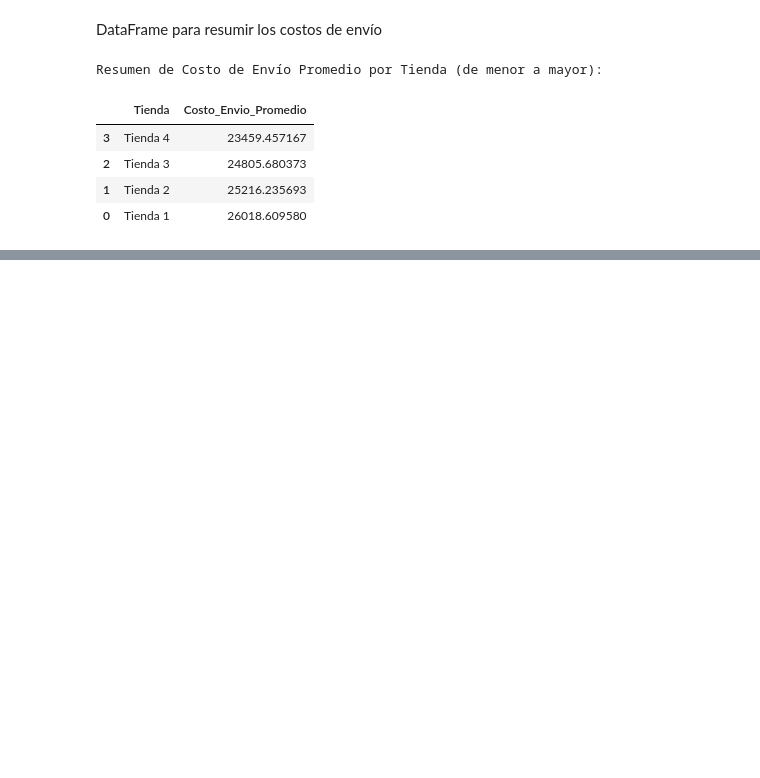
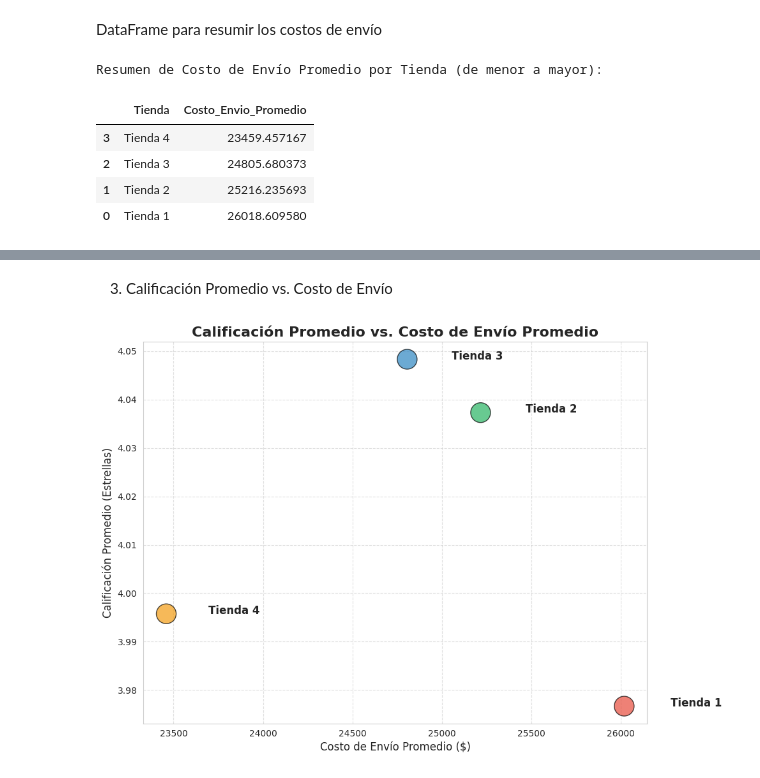
Before and after one commit to LordAguaKate/Store, a Jupyter notebook: AluraStoreLatam.ipynb, the cells around one changed output, grey strips where cells are left out. Cells and saved outputs as stored; diff of their text form; code cells hidden in the pictures; blank space fills up the shorter version.

```diff
--- a/AluraStoreLatam.ipynb
+++ b/AluraStoreLatam.ipynb
@@ -266,0 +334,29 @@ Resumen de Costo de Envío Promedio por Tienda (de menor a mayor):
+# %% [markdown]
+3. Calificación Promedio vs. Costo de Envío
+# %%
+df_metricas = pd.merge(df_calificaciones, df_envios, on='Tienda')
+
+plt.figure(figsize=(10, 7))
+
+scatter = plt.scatter(df_metricas['Costo_Envio_Promedio'],
+                      df_metricas['Calificacion_Promedio'],
+                      s=500,
+                      c=df_metricas.index.map({0: '#2E86C1', 1: '#28B463', 2: '#F39C12', 3: '#E74C3C'}),
+                      alpha=0.7,
+                      edgecolors='black')
+
+plt.title('Calificación Promedio vs. Costo de Envío Promedio', fontsize=16, fontweight='bold')
+plt.xlabel('Costo de Envío Promedio ($)', fontsize=12)
+plt.ylabel('Calificación Promedio (Estrellas)', fontsize=12)
+
+for i, row in df_metricas.iterrows():
+    plt.text(row['Costo_Envio_Promedio'] * 1.01, # Posición X
+             row['Calificacion_Promedio'],       # Posición Y
+             row['Tienda'],                      # Texto
+             fontsize=12, fontweight='bold')
+
+plt.grid(True, linestyle='--', alpha=0.6)
+plt.tight_layout()
+plt.show()
+# %% [output]
+[figure, added]
```
Also changed, not shown: parts of 9 cells of this notebook.
